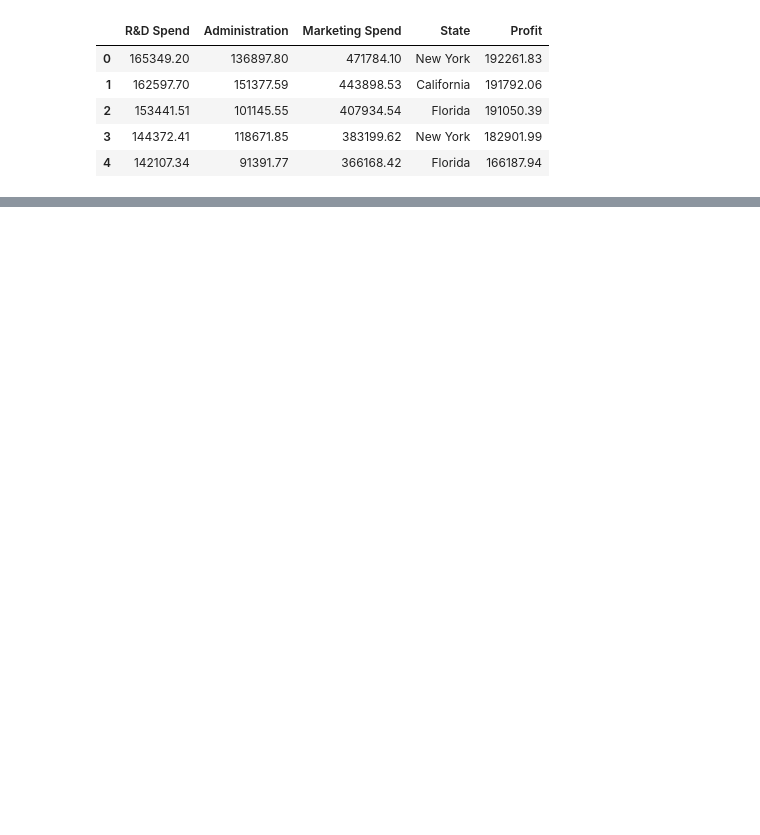
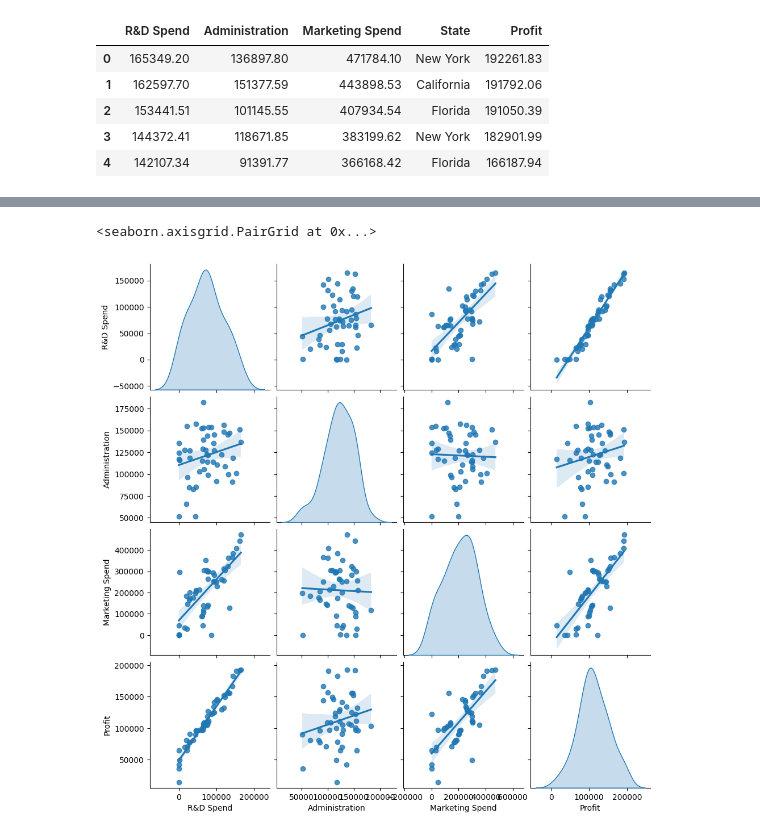
Before and after one commit to aakarshitpathak/AI-and-ML-Full-Syllabus, a Jupyter notebook: Regression/MultiLinearRegressionbyPipeline.ipynb, the cells around one changed output, grey strips where cells are left out. Drawn from its saved outputs; the diff is of its cells as text; code cells hidden in the pictures; blank space fills up the shorter version.

```diff
--- a/Regression/MultiLinearRegressionbyPipeline.ipynb
+++ b/Regression/MultiLinearRegressionbyPipeline.ipynb
@@ -22,0 +30,5 @@ df.isnull().sum()
+# %%
+sns.pairplot(df, kind='reg', diag_kind='kde')
+# %% [output]
+<seaborn.axisgrid.PairGrid at 0x...>
+[figure, added]
```
Also changed, not shown: parts of 3 cells of this notebook.
